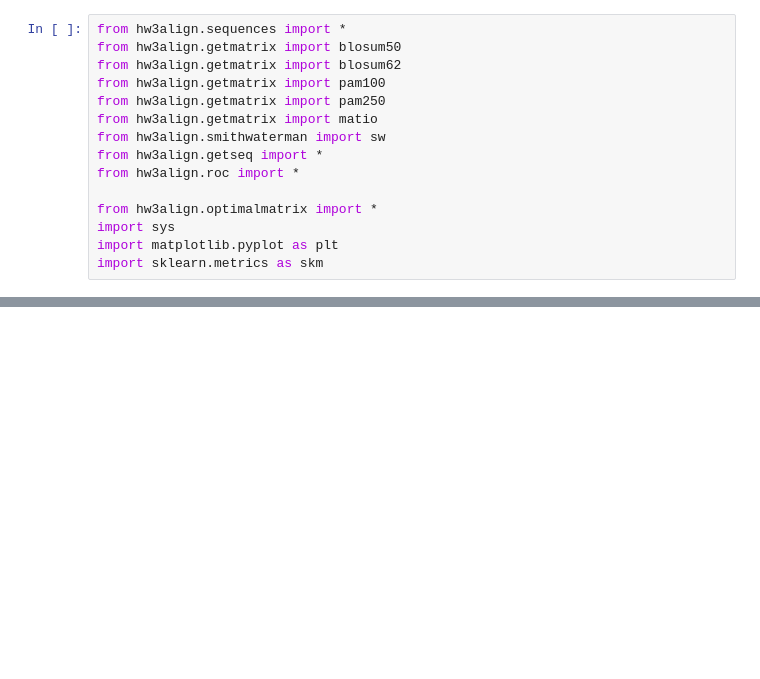
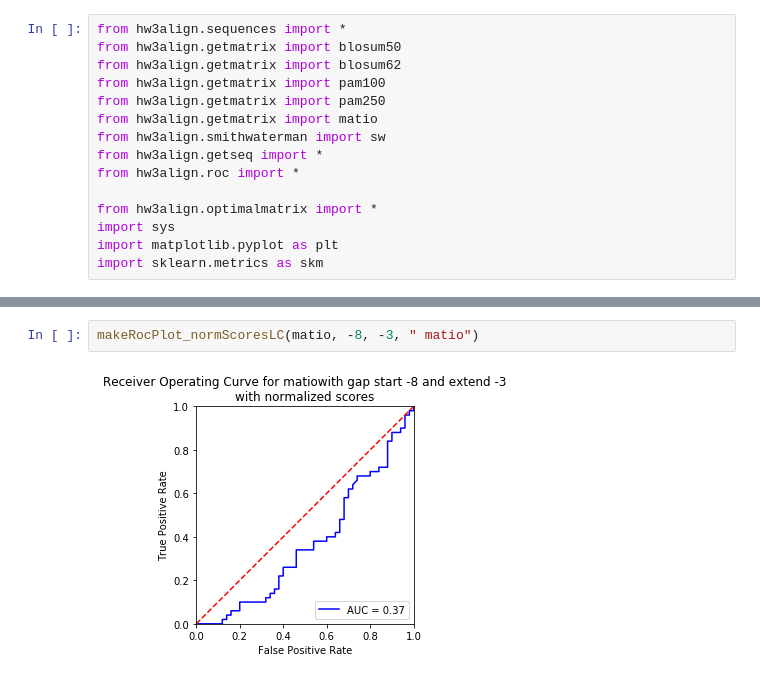
Before and after one commit to cechlauren/HW3_skeleton, a Jupyter notebook: Helperfunctions.ipynb, the cells around one changed output, grey strips where cells are left out. Drawn from its saved outputs; the diff is of its cells as text; blank space fills up the shorter version.

```diff
--- a/Helperfunctions.ipynb
+++ b/Helperfunctions.ipynb
@@ -19,0 +28,4 @@ makeRocPlot_normScoresLC(blosum50, -8, -3, " blosum50")
+# %%
+makeRocPlot_normScoresLC(matio, -8, -3, " matio")
+# %% [output]
+[figure, added]
```
Also changed, not shown: parts of 3 cells of this notebook.
